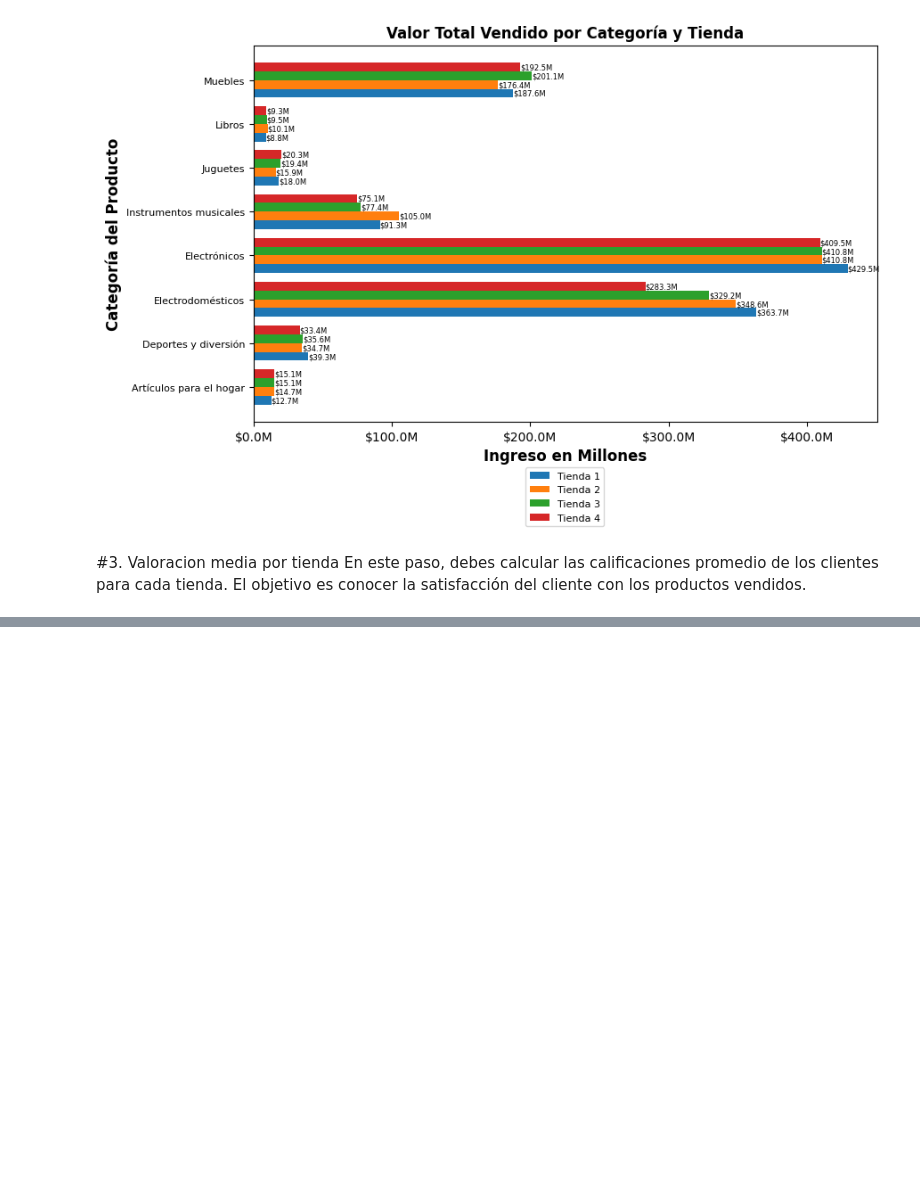
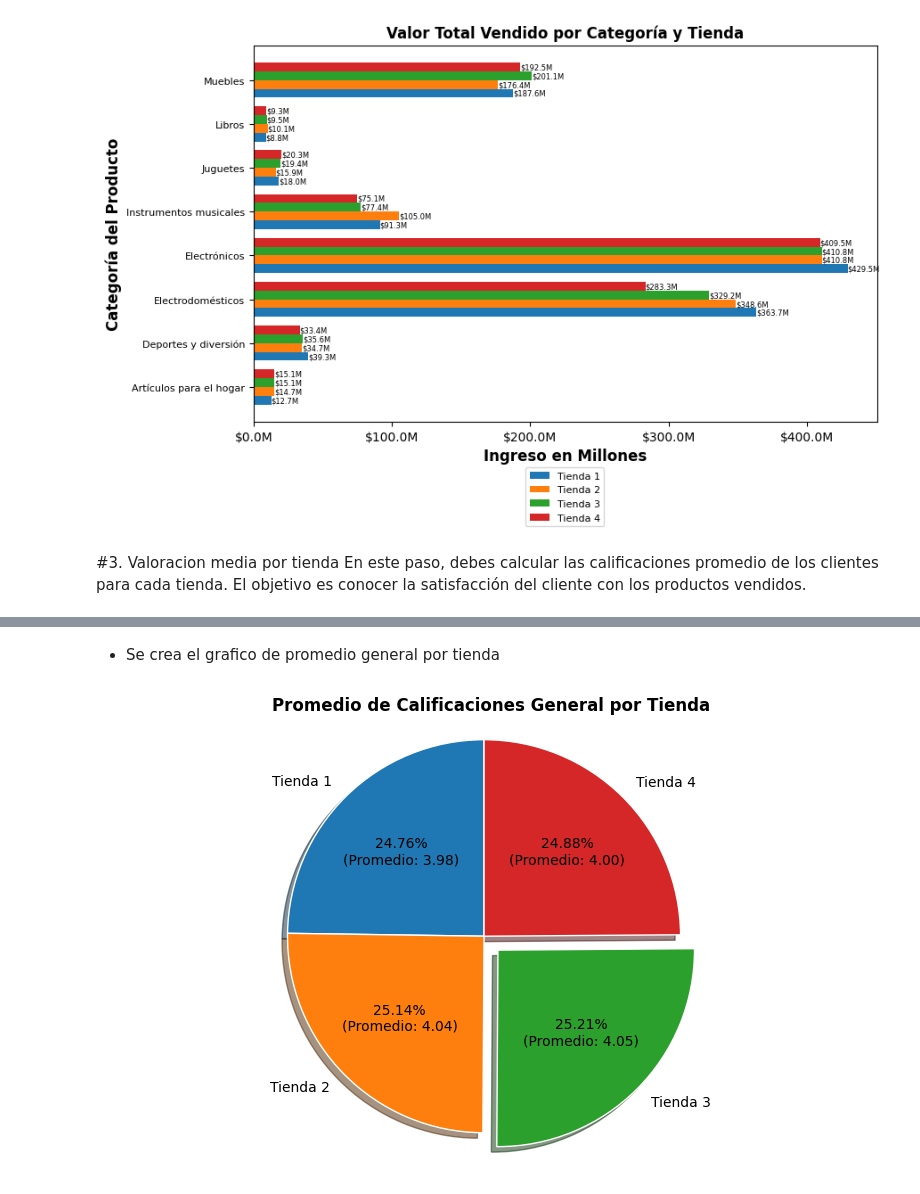
Before and after one commit to RafaelRomeroTechDev/Challeger_Amigo_Secreto, a Jupyter notebook: Challenge_Alura_Store_Rafael_Romero.ipynb, the cells around one changed output, grey strips where cells are left out. Saved outputs shown, nothing was run; the diff lists cells and outputs as text; code cells hidden in the pictures; blank space fills up the shorter version.

```diff
--- a/Challenge_Alura_Store_Rafael_Romero.ipynb
+++ b/Challenge_Alura_Store_Rafael_Romero.ipynb
@@ -326,0 +504,57 @@ En este paso, debes calcular las calificaciones promedio de los clientes para ca
+# %% [markdown]
+* Se crea el grafico de promedio general por tienda
+# %%
+def crear_grafico_promedio_calificaciones_general_torta(datos_tiendas, nombres_tiendas):
+    """
+    Crea un gráfico de torta para visualizar el promedio de calificaciones general para las cuatro tiendas,
+    resaltando la tienda con la mejor calificación.
+
+    Args:
+        datos_tiendas (list): Una lista de diccionarios, donde cada diccionario representa los datos de una tienda.
+        nombres_tiendas (list): Una lista de nombres para las tiendas.
+    """
+    # 1. Calcular el promedio de calificaciones para cada tienda
+    promedios_tiendas = []
+    for tienda_datos in datos_tiendas:
+        total_calificaciones = 0
+        total_elementos = 0
+        for _, (elementos, suma_calificaciones, _) in tienda_datos.items():
+            total_calificaciones += suma_calificaciones
+            total_elementos += elementos
+        promedio_tienda = total_calificaciones / total_elementos if total_elementos > 0 else 0
+        promedios_tiendas.append(promedio_tienda)
+
+    # 2. Identificar la tienda con la mejor calificación
+    mejor_tienda_index = promedios_tiendas.index(max(promedios_tiendas))
+    explode = [0] * len(nombres_tiendas)  # Crea una lista de ceros
+    explode[mejor_tienda_index] = 0.1  # Resalta la mejor tienda
+
+    # 3. Crear el gráfico de torta
+    fig, ax = plt.subplots(figsize=(8, 5))
+    wedges, texts, autotexts = ax.pie(promedios_tiendas,
+                                      explode=explode,
+                                      labels=nombres_tiendas,
+                                      autopct='%1.2f%%',
+                                      shadow=True,
+                                      startangle=90,
+                                      textprops={'fontsize': 10, 'color': 'black'},
+                                      wedgeprops={'linewidth': 1, 'edgecolor': 'white'})  # Añade bordes blancos
+
+    ax.set_title('Promedio de Calificaciones General por Tienda', fontsize=12, fontweight='bold')
+
+    # Añadir promedios a las etiquetas de porcentaje
+    for i, autotext in enumerate(autotexts):
+        autotext.set_text(f"{autotext.get_text()}\n(Promedio: {promedios_tiendas[i]:.2f})") #  Agregamos un salto de línea
+
+    # Hace el gráfico 3D
+    ax.axis('equal')  # Para asegurar que la torta sea un círculo
+    plt.tight_layout()
+    plt.show()
+
+# Llama a la función para crear el gráfico de torta del promedio de calificaciones general
+crear_grafico_promedio_calificaciones_general_torta(
+    [resultados["Tienda 1"], resultados["Tienda 2"], resultados["Tienda 3"], resultados["Tienda 4"]],
+    ['Tienda 1', 'Tienda 2', 'Tienda 3', 'Tienda 4']
+)
+# %% [output]
+[figure, added]
```
Also changed, not shown: parts of 6 cells of this notebook.
